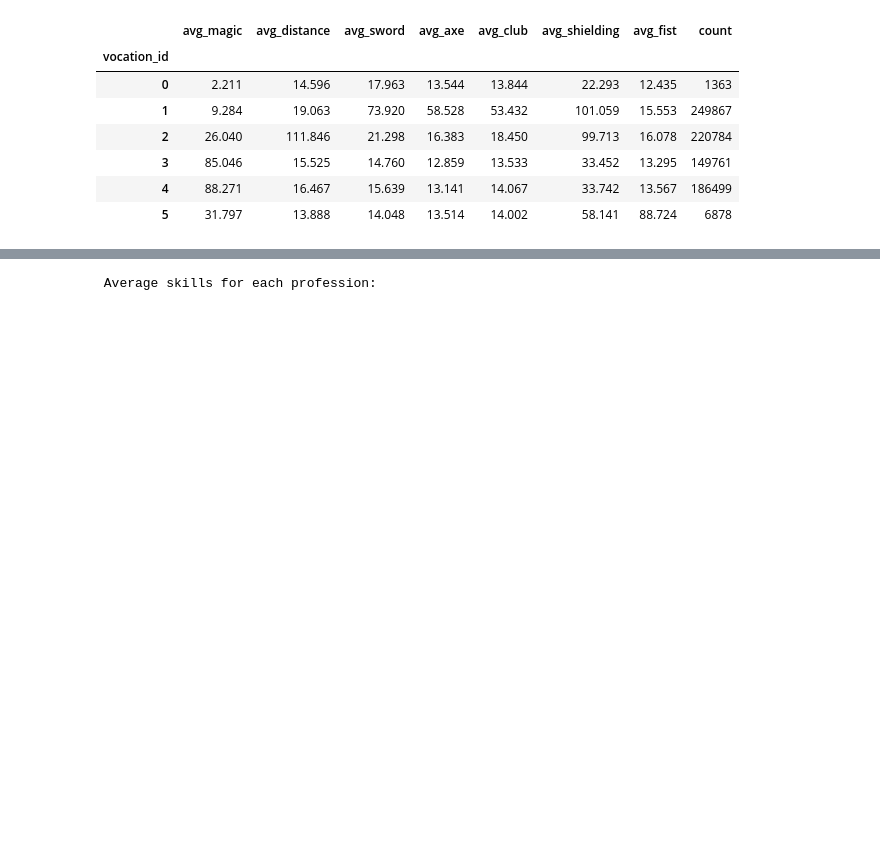
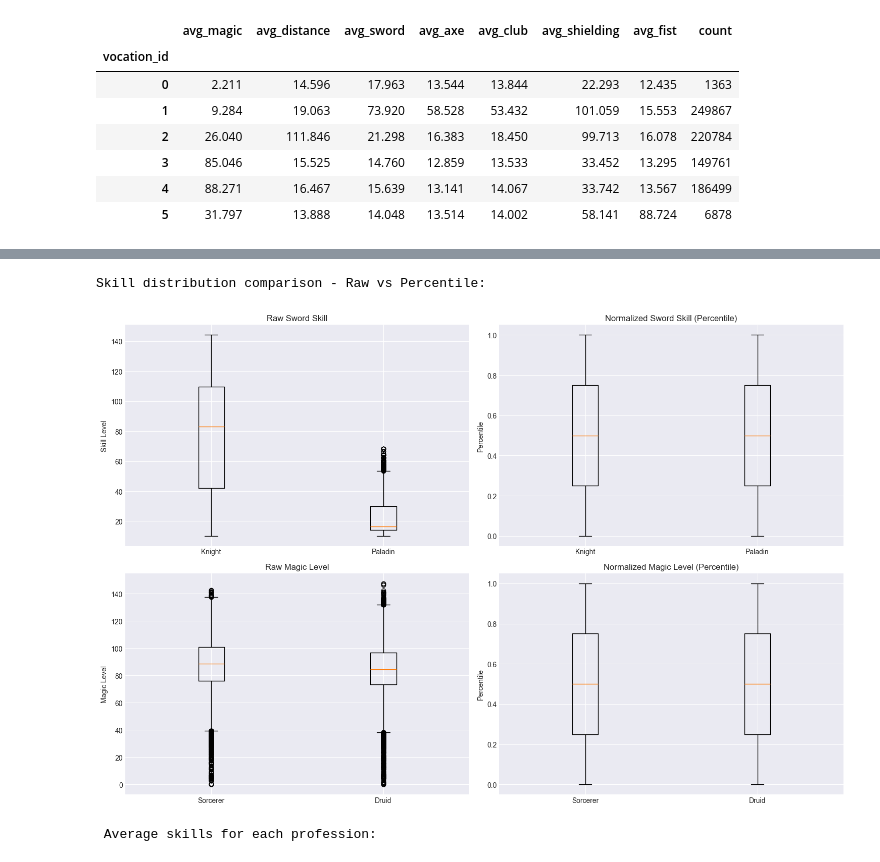
Before and after one commit to martynaottoni/tibia-auctions-analysis, a Jupyter notebook: notebooks/data_exploration.ipynb, the cells around one changed output, grey strips where cells are left out. Drawn from its saved outputs; the diff is of its cells as text; code cells hidden in the pictures; blank space fills up the shorter version.

```diff
--- a/notebooks/data_exploration.ipynb
+++ b/notebooks/data_exploration.ipynb
@@ -223,3 +266,44 @@ Average skills for each profession:
+# %%
+
+print("Skill distribution comparison - Raw vs Percentile:")
+
+fig, axes = plt.subplots(2, 2, figsize=(15, 10))
+
+# Filtruj dane żeby uniknąć pustych grup
+knight_data = auctions_df[auctions_df['vocation_id']==1]
+paladin_data = auctions_df[auctions_df['vocation_id']==2]
+sorcerer_data = auctions_df[auctions_df['vocation_id']==4]
+druid_data = auctions_df[auctions_df['vocation_id']==3]
+
+# Raw sword skill by vocation
+axes[0,0].boxplot([knight_data['sword'], paladin_data['sword']],
+                  labels=['Knight', 'Paladin'])
+axes[0,0].set_title('Raw Sword Skill')
+axes[0,0].set_ylabel('Skill Level')
+
+# Normalized sword skill by vocation
+axes[0,1].boxplot([knight_data['sword_percentile'], paladin_data['sword_percentile']],
+                  labels=['Knight', 'Paladin'])
+axes[0,1].set_title('Normalized Sword Skill (Percentile)')
+axes[0,1].set_ylabel('Percentile')
+
+# Raw magic skill
+axes[1,0].boxplot([sorcerer_data['magic'], druid_data['magic']],
+                  labels=['Sorcerer', 'Druid'])
+axes[1,0].set_title('Raw Magic Level')
+axes[1,0].set_ylabel('Magic Level')
+
+# Normalized magic skill
+axes[1,1].boxplot([sorcerer_data['magic_percentile'], druid_data['magic_percentile']],
+                  labels=['Sorcerer', 'Druid'])
+axes[1,1].set_title('Normalized Magic Level (Percentile)')
+axes[1,1].set_ylabel('Percentile')
+
+plt.tight_layout()
+plt.show()
+# %% [output]
+Skill distribution comparison - Raw vs Percentile:
+[figure, added]
 # %%
 vocation_mapping = {
     0: 'None/Rokie',
```
Also changed, not shown: parts of 4 cells of this notebook, 1 other file.
